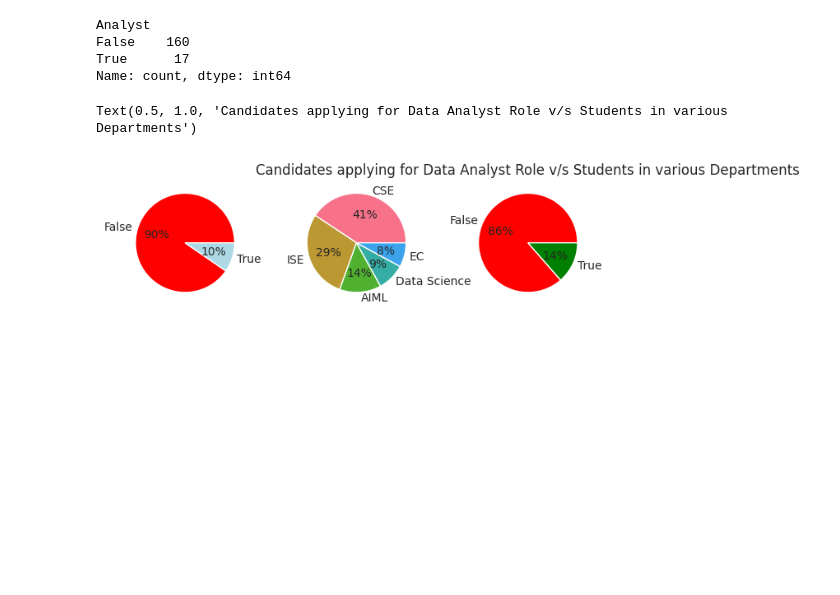
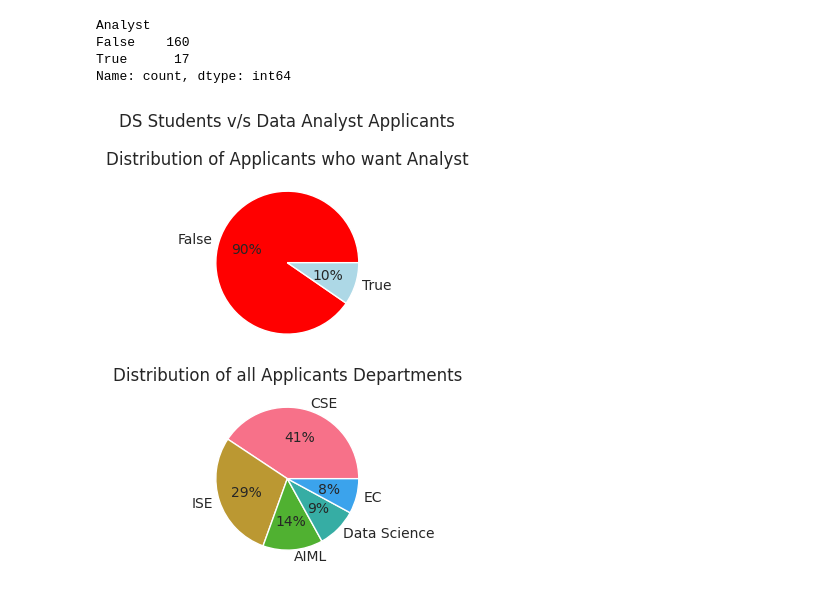
Before and after one commit to tam0w/personal-ipynb-notebooks, a Jupyter notebook: 7ed.ipynb, the cells around one changed output. Saved outputs shown, nothing was run; the diff lists cells and outputs as text; code cells hidden in the pictures; blank space fills up the shorter version.

Commit message:
have to plot the diff roles, and maybe also superimpose if have to

```diff
--- a/7ed.ipynb
+++ b/7ed.ipynb
@@ -88,13 +88,15 @@ sns.set_palette('husl')
 # %%
 df['ML Branch'] = df['Branch'] == 'AIML'
 # %%
-fig, ax = plt.subplots(1,3)
-plt.tight_layout()
+fig, ax = plt.subplots(2,1)
+
 ax[0].pie(df['Analyst'].value_counts().values, labels=df['Analyst'].value_counts().index, autopct="%.f%%", colors=['red', 'lightblue'])
 ax[1].pie(df['Branch'].value_counts().values, labels=df['Branch'].value_counts().index, autopct="%.f%%")
-ax[2].pie(df['ML Branch'].value_counts().values, labels=df['ML Branch'].value_counts().index, autopct="%.f%%", colors=['red', 'green'])
-plt.title('Candidates applying for Data Analyst Role v/s Students in various Departments')
+ax[0].set_title('Distribution of Applicants who want Analyst')
+ax[1].set_title('Distribution of all Applicants Departments')
+
+plt.suptitle('DS Students v/s Data Analyst Applicants')
+plt.tight_layout()
 # %% [output]
-Text(0.5, 1.0, 'Candidates applying for Data Analyst Role v/s Students in various Departments')
-[figure, old version]
+[figure, new version]
 # %%
```
Also changed, not shown: parts of 3 cells of this notebook.
